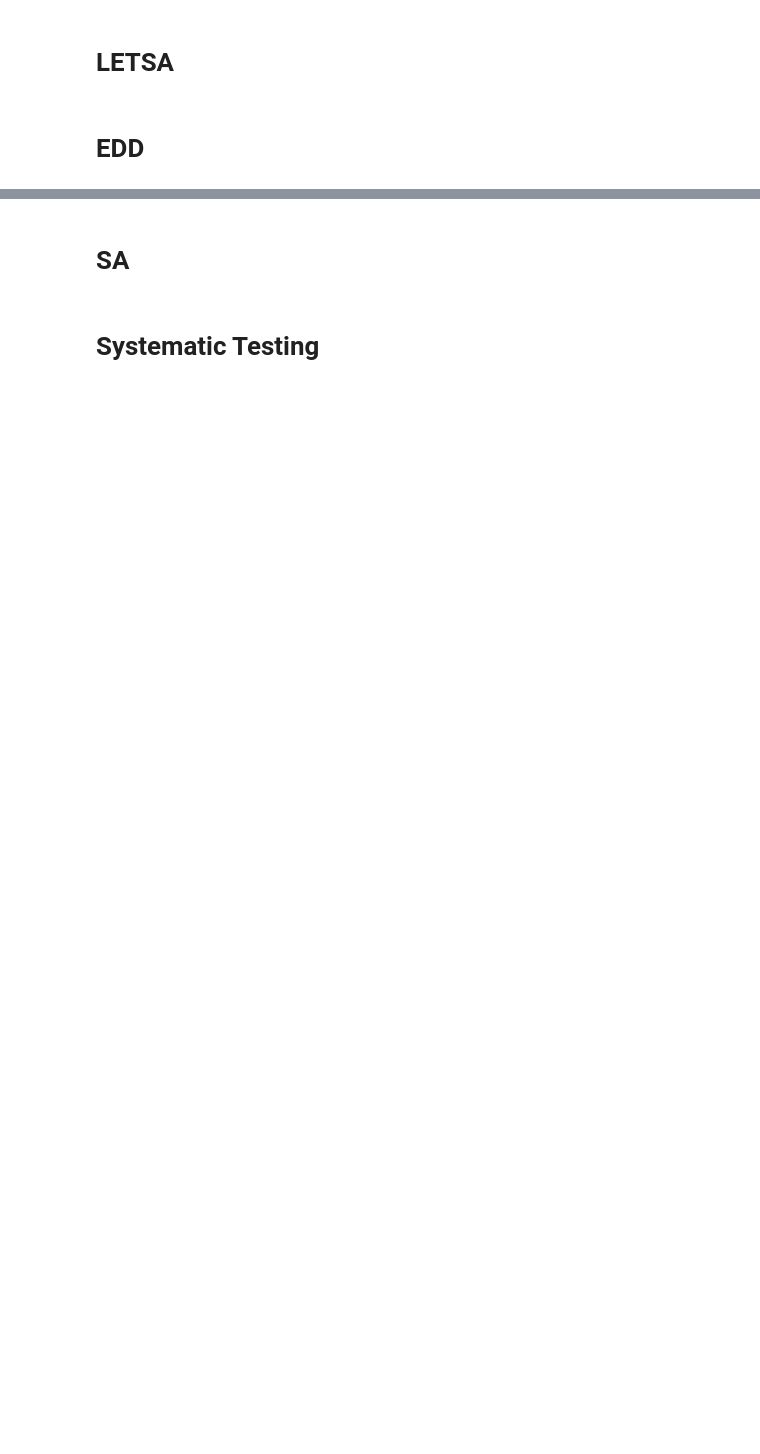
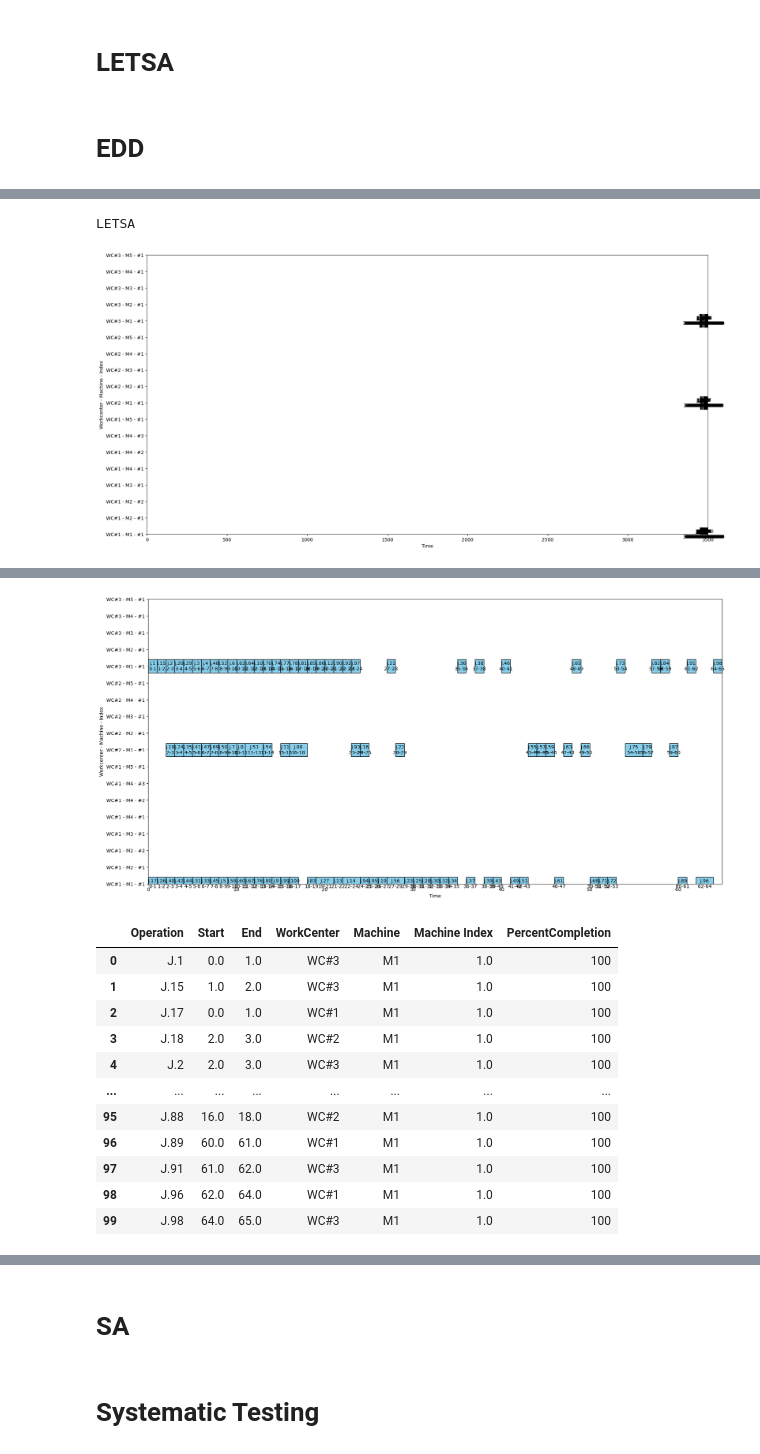
Before and after one commit to nathanansel28/40.014-ESA, a Jupyter notebook: 02_TestingHeuristics/heuristics.ipynb, the cells around one changed output, grey strips where cells are left out. Saved outputs shown, nothing was run; the diff lists cells and outputs as text; code cells hidden in the pictures; blank space fills up the shorter version.

```diff
--- a/02_TestingHeuristics/heuristics.ipynb
+++ b/02_TestingHeuristics/heuristics.ipynb
@@ -20,3 +22,23 @@ import matplotlib.patches as mpatches
+# %%
+class WorkCenter:
+    def __init__(self, id, dict_machines={}):
+        self.id = str(id)
+        self.machines = dict_machines
+        # dict_machines = {'M1': [ [], [], [] ] }
+
+class Operation:
+    def __init__(self, id, processing_time, workcenter, machine, due_date=None, successors=None, predecessors=None):
+        self.id = str(id)
+        self.successor = str(successors) if successors else None
+        self.predecessors = predecessors if predecessors else []
+        self.workcenter = str(workcenter)
+        self.machine = str(machine)
+        self.scheduled_machine_idx = None
+        self.processing_time = processing_time
+        self.start_time = None
+        self.end_time = None
+        self.due_date = None if due_date != due_date else due_date
+        self.scheduled = False
 # %% [markdown]
 # LETSA
 # %%
@@ -629,0 +654,47 @@ plot_gantt_chart(factory, scheduled_operations)
+# %%
+df_machine = pd.DataFrame({
+    'workcenter': ["WC#1", "WC#2", "WC#3"],
+    'M1': [1, 1, 1],
+    'M2': [2, 1, 1],
+    'M3': [1, 1, 1],
+    'M4': [3, 1, 1],
+    'M5': [1, 1, 1],
+})
+
+# filename = "30operations_5machines_0.95p_0.75D_(500,750)dd.csv"
+filename = "100operations_1machines_0.15p_0.75D_(1000,4000)dd.csv"
+df_BOM = pd.read_csv(f"TestCases//{filename}")
+df_BOM['predecessor_operations'] = df_BOM['predecessor_operations'].apply(lambda x: ast.literal_eval(x) if pd.notnull(x) else [])
+# display(df_BOM)
+
+# factory = load_factory(df_machine)
+# operations = load_operations(df_BOM)
+# scheduled_operations = LETSA_schedule_operations(operations, factory)
+# plot_gantt_chart(factory, scheduled_operations)
+# print(calculate_makespan(factory))
+# df_schedule = format_schedule(scheduled_operations)
+# display(df_schedule.sort_values(by='Operation'))
+
+print("")
+print("LETSA")
+factory = load_factory(df_machine)
+operations = load_operations(df_BOM)
+scheduled_operations = LETSA_schedule_operations(operations, factory)
+plot_gantt_chart(factory, scheduled_operations)
+print(calculate_makespan(factory))
+df_schedule = format_schedule(scheduled_operations)
+# display(df_schedule)
+# df_schedule.to_csv("debug2.csv")
+
+factory = load_factory(df_machine)
+operations = load_operations(df_BOM)
+scheduled_operations = EDD_schedule_operations(operations, factory)
+plot_gantt_chart(factory, scheduled_operations)
+# print(calculate_makespan(factory))
+df_schedule = format_schedule(scheduled_operations)
+display(df_schedule)
+# display(df_schedule.sort_values(by='Operation'))
+# df_schedule.to_csv("debug1.csv")
+# %% [output]
+LETSA
+[figure, added]
@@ -629,0 +718,13 @@ plot_gantt_chart(factory, scheduled_operations)
+[figure, added]
+|  | Operation | Start | End | WorkCenter | Machine | Machine Index | PercentCompletion |
+| 0 | J.1 | 0.0 | 1.0 | WC#3 | M1 | 1.0 | 100 |
+| 1 | J.15 | 1.0 | 2.0 | WC#3 | M1 | 1.0 | 100 |
+| 2 | J.17 | 0.0 | 1.0 | WC#1 | M1 | 1.0 | 100 |
+| 3 | J.18 | 2.0 | 3.0 | WC#2 | M1 | 1.0 | 100 |
+| 4 | J.2 | 2.0 | 3.0 | WC#3 | M1 | 1.0 | 100 |
+| ... | ... | ... | ... | ... | ... | ... | ... |
+| 95 | J.88 | 16.0 | 18.0 | WC#2 | M1 | 1.0 | 100 |
+| 96 | J.89 | 60.0 | 61.0 | WC#1 | M1 | 1.0 | 100 |
+| 97 | J.91 | 61.0 | 62.0 | WC#3 | M1 | 1.0 | 100 |
+| 98 | J.96 | 62.0 | 64.0 | WC#1 | M1 | 1.0 | 100 |
+| 99 | J.98 | 64.0 | 65.0 | WC#3 | M1 | 1.0 | 100 |
```
Also changed, not shown: parts of 14 cells of this notebook.
